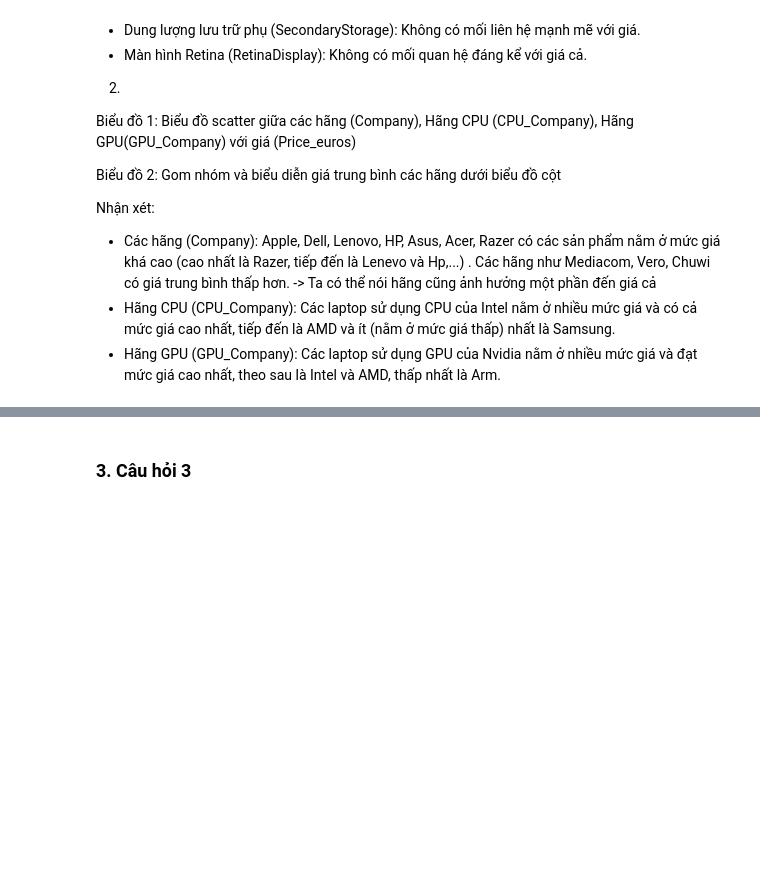
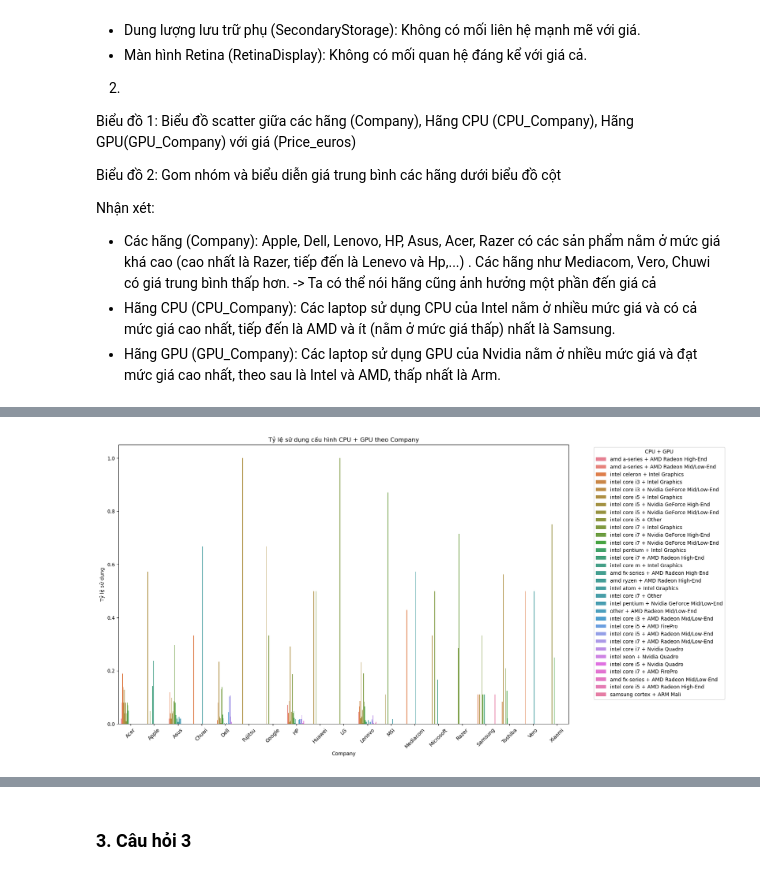
Before and after one commit to nguyennn263/final-lab-programming4DS, a Jupyter notebook: TienQuoc_Q1.ipynb, the cells around one changed output, grey strips where cells are left out. Drawn from its saved outputs; the diff is of its cells as text; code cells hidden in the pictures; blank space fills up the shorter version.

```diff
--- a/TienQuoc_Q1.ipynb
+++ b/TienQuoc_Q1.ipynb
@@ -810,0 +839,4 @@ Name: count, dtype: int64
+# %%
+df['CPU_GPU'] = df['CPU_Type'] + " + " + df['GPU_Type']
+cpu_gpu_usage = df.groupby(['Company', 'CPU_GPU']).size().reset_index(name='Count')
+cpu_gpu_usage['CPU_GPU_ratio'] = cpu_gpu_usage.groupby('Company')['Count'].transform(lambda x: x / x.sum())
@@ -810,0 +945,11 @@ Name: count, dtype: int64
+# %%
+# Biểu đồ cột tỷ lệ sử dụng cấu hình CPU + GPU theo hãng
+plt.figure(figsize=(16, 10))
+sns.barplot(data=cpu_gpu_usage, x='Company', y='CPU_GPU_ratio', hue='CPU_GPU')
+plt.title('Tỷ lệ sử dụng cấu hình CPU + GPU theo Company')
+plt.ylabel('Tỷ lệ sử dụng')
+plt.xticks(rotation=45)
+plt.legend(title='CPU + GPU', bbox_to_anchor=(1.05, 1), loc='upper left')
+plt.show()
+# %% [output]
+[figure, added]
```
Also changed, not shown: parts of 21 cells of this notebook.
